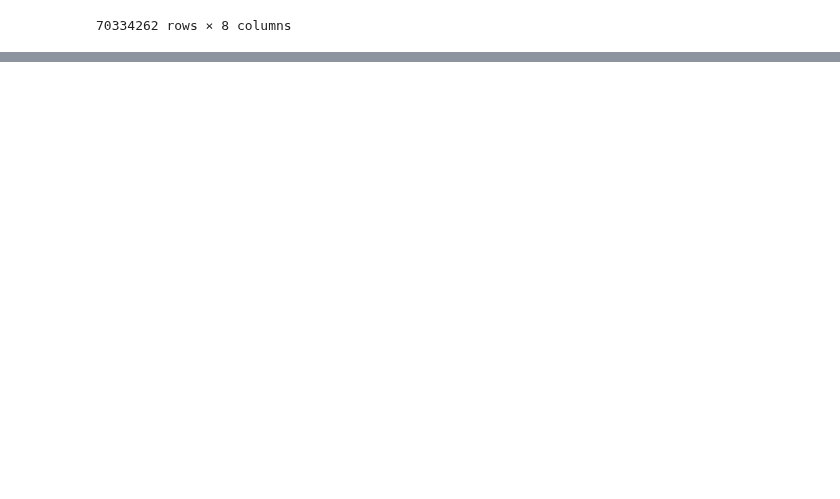
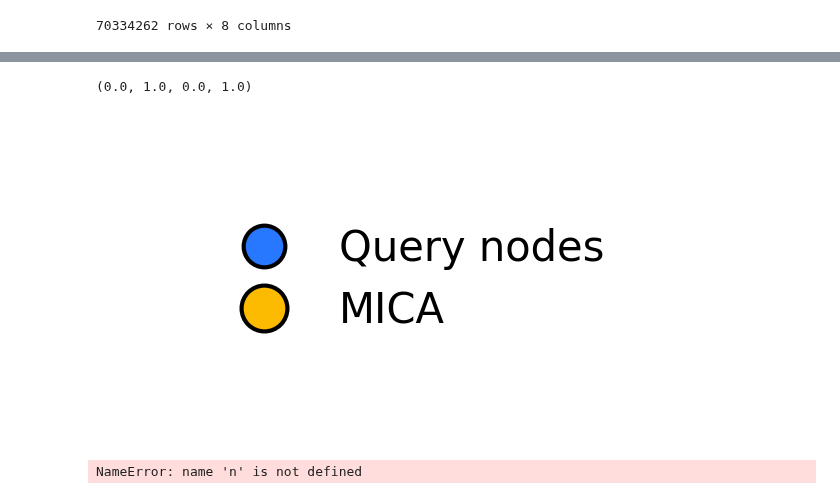
Before and after one commit to 00dylan00/scGPT_playground, a Jupyter notebook: notebooks/pipeline/01-analyse-data.ipynb, the cells around one changed output, grey strips where cells are left out. Cells and saved outputs as stored; diff of their text form; code cells hidden in the pictures; blank space fills up the shorter version.

```diff
--- a/notebooks/pipeline/01-analyse-data.ipynb
+++ b/notebooks/pipeline/01-analyse-data.ipynb
@@ -778,3 +856,26 @@ plot_do_shortest_path_with_lca(do_graph, "DOID:8221", "DOID:8239")
+# %%
+fig, ax = plt.subplots(figsize=(2, 1), dpi=300, constrained_layout=True)
+
+# --- Legend: query nodes and MICA/LCA ---
+legend_handles = [
+       Line2D([0], [0], marker='o', linestyle='None',
+              markerfacecolor="#2778ff", markeredgecolor="black",
+              markersize=10, label="Query nodes"),
+       Line2D([0], [0], marker='o', linestyle='None',
+              markerfacecolor="#fcbb01", markeredgecolor="black",
+              markersize=11, label="MICA"),
+]
+ax.legend(handles=legend_handles, loc="center", frameon=False)
+ax.axis("off")
+# %% [output]
+(0.0, 1.0, 0.0, 1.0)
+[figure, added]
+# %%
+        if n in (u, v):         c, s = "#2778ff", 450
+        elif n in lcas_on_path: c, s = "#fcbb01", 520
+        else:                   c, s = "#d6f3ff", 380
+# %% [output]
+NameError: name 'n' is not defined
 # %%
 adata.obs[adata.obs["tissue"]=="nan"]
 # %% [output]
```
Also changed, not shown: parts of 13 cells of this notebook, 15 other files.
